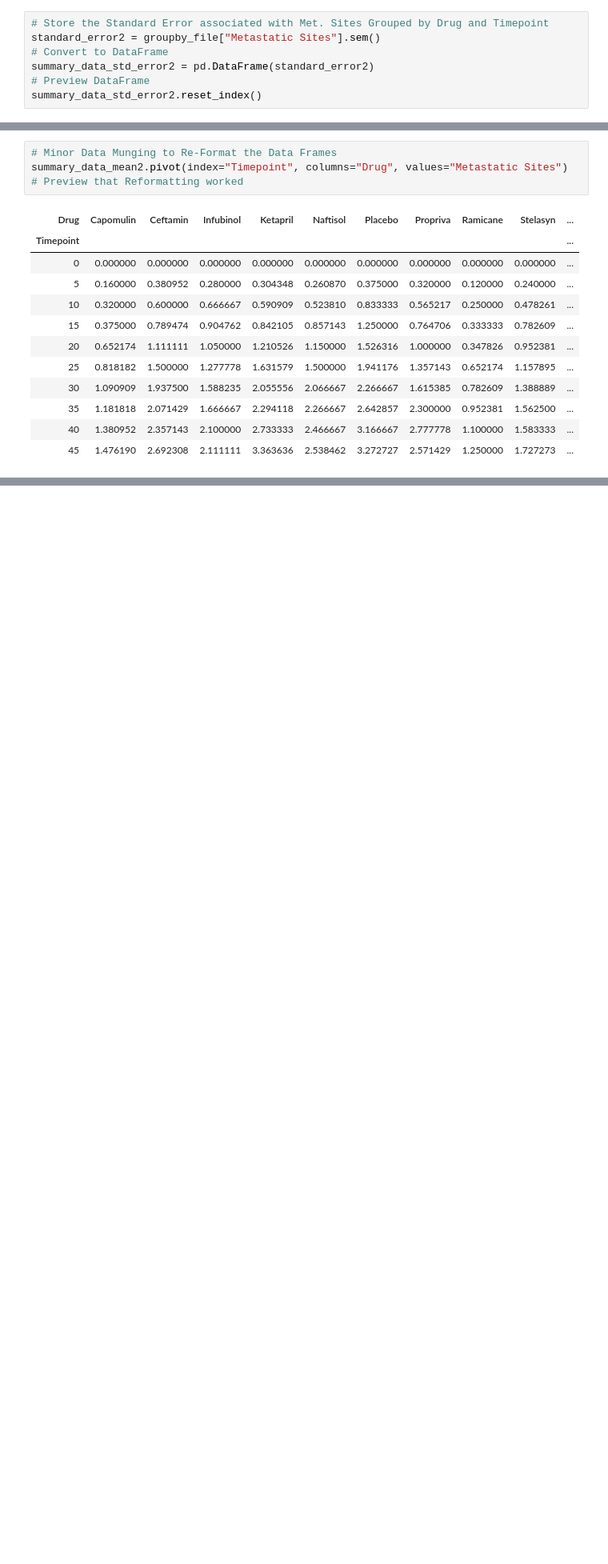
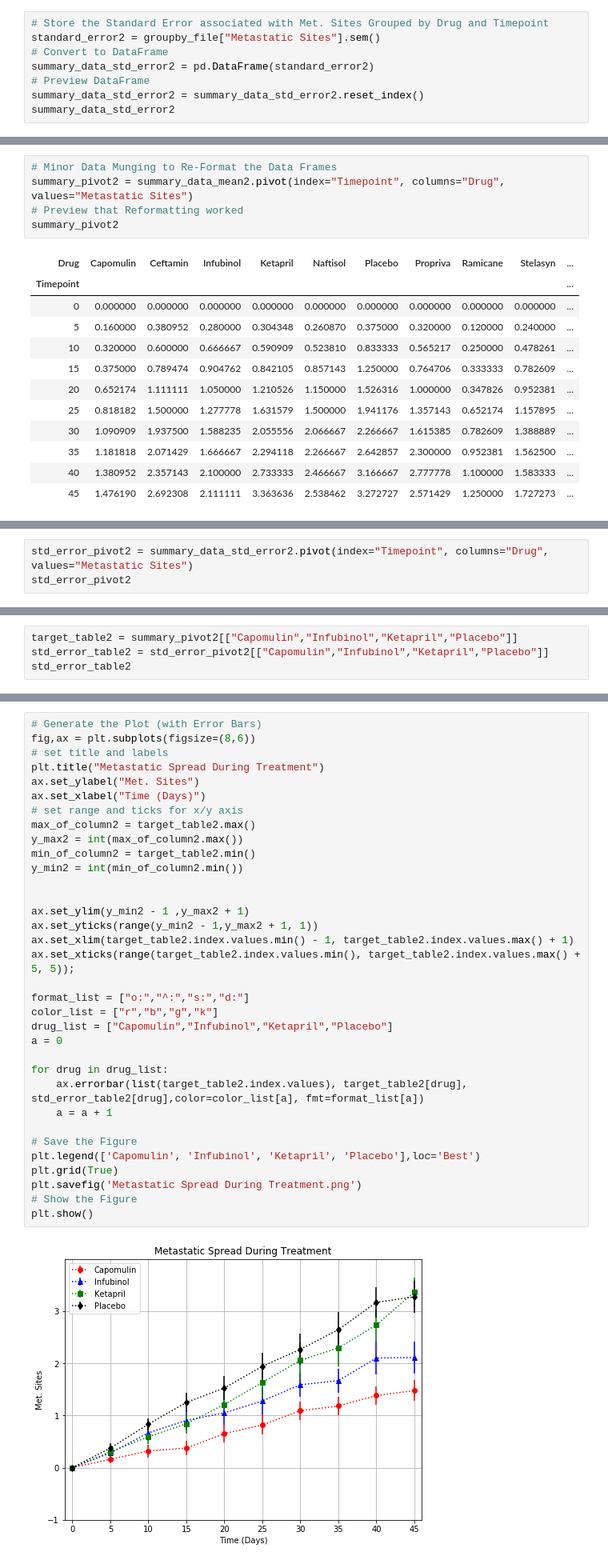
Before and after one commit to junyang42/matplotlib-challenge, a Jupyter notebook: Pymaceuticals/pymaceuticals_starter.ipynb, the cells around one changed output, grey strips where cells are left out. Shown: that part at 80% size. Drawn from its saved outputs; the diff is of its cells as text; blank space fills up the shorter version.

```diff
--- a/Pymaceuticals/pymaceuticals_starter.ipynb
+++ b/Pymaceuticals/pymaceuticals_starter.ipynb
@@ -214,7 +194,8 @@ standard_error2 = groupby_file["Metastatic Sites"].sem()
 # Convert to DataFrame
 summary_data_std_error2 = pd.DataFrame(standard_error2)
 # Preview DataFrame
-summary_data_std_error2.reset_index()
+summary_data_std_error2 = summary_data_std_error2.reset_index()
+summary_data_std_error2
 # %% [output]
 |  | Drug | Timepoint | Metastatic Sites |
 | 0 | Capomulin | 0 | 0.000000 |
@@ -231,8 +212,9 @@ summary_data_std_error2.reset_index()
 100 rows × 3 columns
 # %%
 # Minor Data Munging to Re-Format the Data Frames
-summary_data_mean2.pivot(index="Timepoint", columns="Drug", values="Metastatic Sites")
+summary_pivot2 = summary_data_mean2.pivot(index="Timepoint", columns="Drug", values="Metastatic Sites")
 # Preview that Reformatting worked
+summary_pivot2
 # %% [output]
 | Drug | Capomulin | Ceftamin | Infubinol | Ketapril | Naftisol | Placebo | Propriva | Ramicane | Stelasyn | ... |
 | Timepoint |  |  |  |  |  |  |  |  |  | ... |
@@ -254,0 +231,3 @@ summary_data_mean2.pivot(index="Timepoint", columns="Drug", values="Metastatic S
+# %%
+std_error_pivot2 = summary_data_std_error2.pivot(index="Timepoint", columns="Drug", values="Metastatic Sites")
+std_error_pivot2
@@ -254,0 +247,4 @@ summary_data_mean2.pivot(index="Timepoint", columns="Drug", values="Metastatic S
+# %%
+target_table2 = summary_pivot2[["Capomulin","Infubinol","Ketapril","Placebo"]]
+std_error_table2 = std_error_pivot2[["Capomulin","Infubinol","Ketapril","Placebo"]]
+std_error_table2
@@ -255,3 +264,39 @@ summary_data_mean2.pivot(index="Timepoint", columns="Drug", values="Metastatic S
+# %%
+# Generate the Plot (with Error Bars)
+fig,ax = plt.subplots(figsize=(8,6))
+# set title and labels
+plt.title("Metastatic Spread During Treatment")
+ax.set_ylabel("Met. Sites")
+ax.set_xlabel("Time (Days)")
+# set range and ticks for x/y axis
+max_of_column2 = target_table2.max()
+y_max2 = int(max_of_column2.max())
+min_of_column2 = target_table2.min()
+y_min2 = int(min_of_column2.min())
+
+
+ax.set_ylim(y_min2 - 1 ,y_max2 + 1)
+ax.set_yticks(range(y_min2 - 1,y_max2 + 1, 1))
+ax.set_xlim(target_table2.index.values.min() - 1, target_table2.index.values.max() + 1)
+ax.set_xticks(range(target_table2.index.values.min(), target_table2.index.values.max() + 5, 5));
+
+format_list = ["o:","^:","s:","d:"]
+color_list = ["r","b","g","k"]
+drug_list = ["Capomulin","Infubinol","Ketapril","Placebo"]
+a = 0
+
+for drug in drug_list:
+    ax.errorbar(list(target_table2.index.values), target_table2[drug], std_error_table2[drug],color=color_list[a], fmt=format_list[a])
+    a = a + 1
+
+# Save the Figure
+plt.legend(['Capomulin', 'Infubinol', 'Ketapril', 'Placebo'],loc='Best')
+plt.grid(True)
+plt.savefig('Metastatic Spread During Treatment.png')
+# Show the Figure
+plt.show()
+# %% [output]
+[figure, added]
 # %% [markdown]
 ![Metastatic Spread During Treatment](../Images/spread.png)
 # %% [markdown]
```
Also changed, not shown: parts of 12 cells of this notebook.
